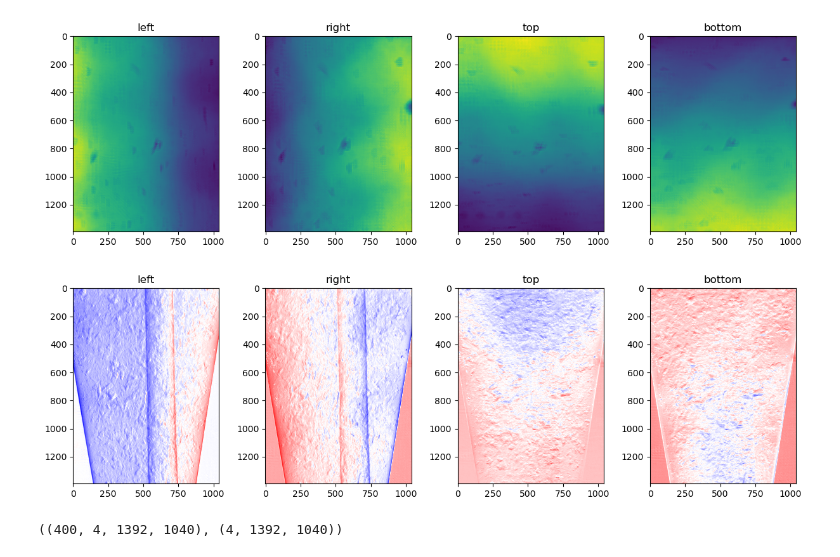
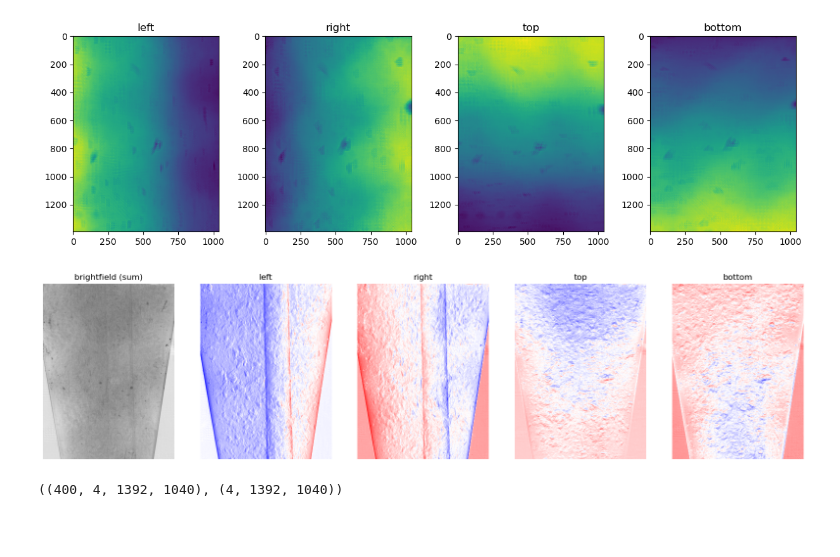
Before and after one commit to kwokkenton/optea, a Jupyter notebook: led_array/agarose_phantom_analysis.ipynb, the cells around one changed output. Drawn from its saved outputs; the diff is of its cells as text; code cells hidden in the pictures; blank space fills up the shorter version.

Commit message:
add agarose phantom code

```diff
--- a/led_array/agarose_phantom_analysis.ipynb
+++ b/led_array/agarose_phantom_analysis.ipynb
@@ -66,12 +68,18 @@ for i in range(4):
 phantom -= background
 # %%
 title_labels = ['left','right', 'top', 'bottom']
-fig, ax = plt.subplots(1,4 ,figsize=(15, 4))
+fig, ax = plt.subplots(1,5 ,figsize=(20, 6))
+
+ax[0].imshow(np.average(phantom[0], axis=0), cmap='gray')
+ax[0].set_title('brightfield (sum)')
+ax[0].axis('off')
+
 for i in range(4):
-    ax[i].imshow(phantom[4][i], cmap='bwr')
-    ax[i].set_title(title_labels[i])
+    ax[i+1].imshow(phantom[0][i], cmap='bwr')
+    ax[i+1].set_title(title_labels[i])
+    ax[i+1].axis('off')
 # %% [output]
-[figure, old version]
+[figure, new version]
 # %%
 phantom.shape, background.shape
 # %% [output]
```
Also changed, not shown: parts of 14 cells of this notebook.
